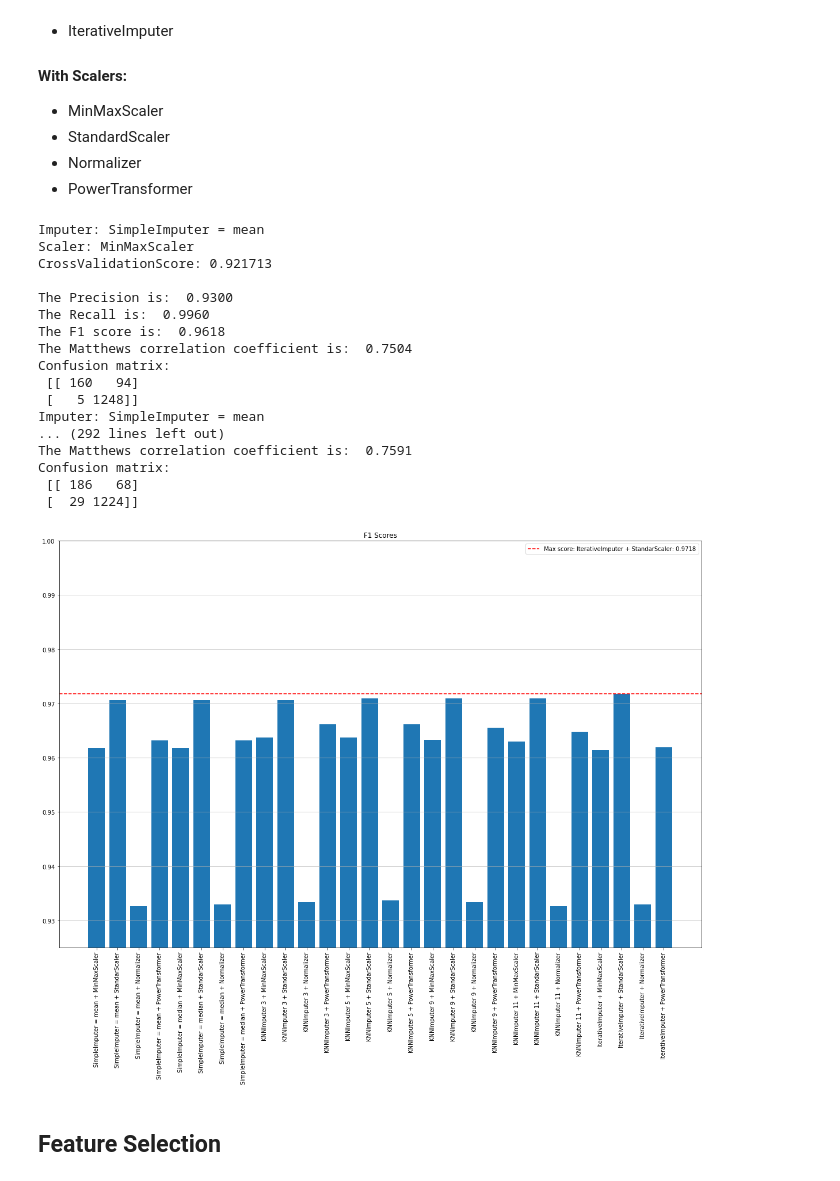
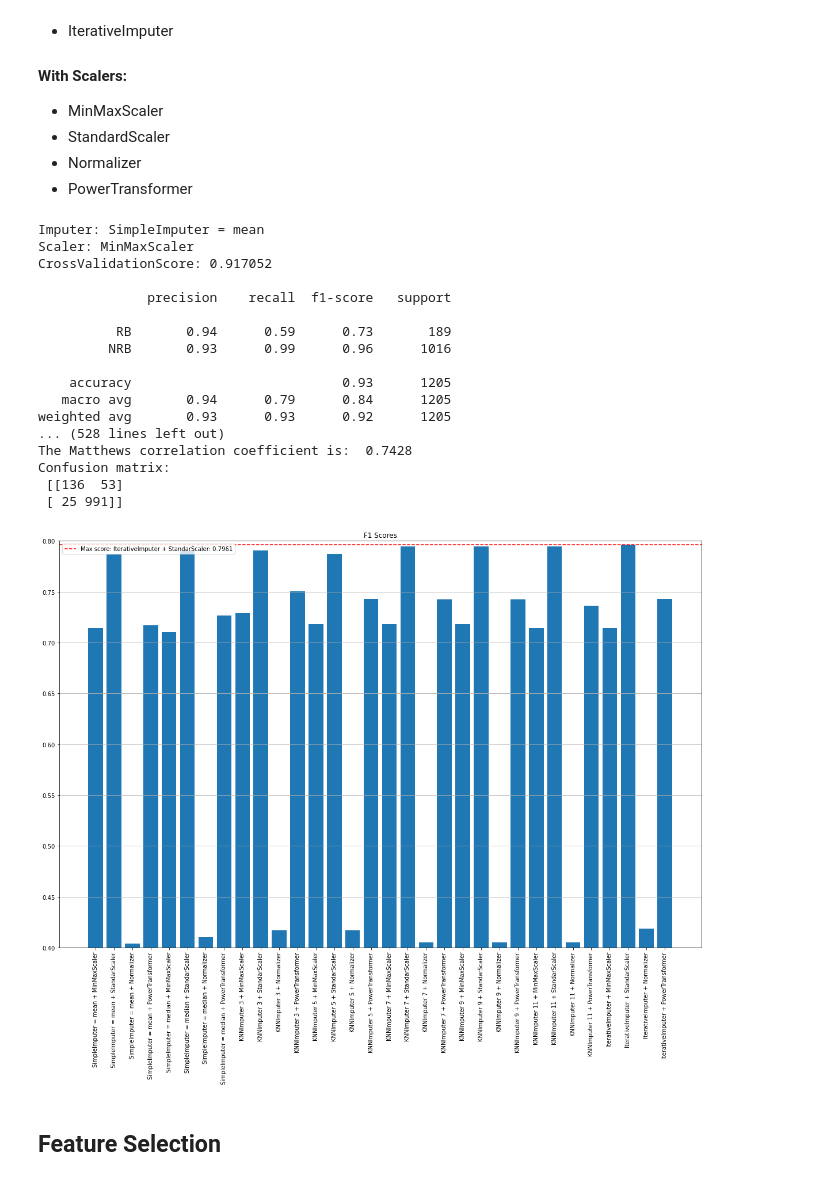
Before and after one commit to CosminTr/ClassificationModelEC, a Jupyter notebook: ProjetoEC.ipynb, the cells around one changed output. Cells and saved outputs as stored; diff of their text form; code cells hidden in the pictures.

```diff
--- a/ProjetoEC.ipynb
+++ b/ProjetoEC.ipynb
@@ -99,6 +97,8 @@ def evaluate_model(imputer_tuple, scaler_tuple, classifier, X_train, X_test, y_t
     classifier.fit(X_train_scaled, y_train)
     preds = classifier.predict(X_test_scaled)
 
+    mcc = matthews_corrcoef(y_test, preds)
+
     # Compute cross-validation scores
     cv_scores = cross_val_score(classifier, X_test_scaled, y_test, cv=10)
     mean_cv_score = cv_scores.mean()
@@ -107,17 +107,7 @@ def evaluate_model(imputer_tuple, scaler_tuple, classifier, X_train, X_test, y_t
     print("Imputer: {} \nScaler: {}\nCrossValidationScore: {:.6f}\n".format(imputer_tuple[0], scaler_tuple[0], mean_cv_score))
     classification_scores(y_test, preds)
 
-    return f1
-
-
-    """  # Create histogram
-    labels = ['Precision', 'Recall', 'F1 Score', 'MCC', 'Mean CV Score']
-    scores = [precision, recall, f1, mcc, mean_cv_score]
-    plt.bar(labels, scores)
-    plt.title('Model Evaluation Metrics')
-    plt.ylim([0.7, 1.0])
-    plt.grid(axis='y')
-    plt.show() """
+    return mcc
 # %% [markdown]
 ## Inicialization
 # %%
@@ -149,14 +139,18 @@ df_encoded_classes = le.fit_transform(y)
 - StandardScaler
 - Normalizer
 - PowerTransformer
+# %%
+# X_search and y_search will be used to check the best imputer, scaler and selector,
+# X_final and y_final will be used in the end to test the selected pipeline
+X_search, X_final, y_search, y_final = train_test_split(X, df_encoded_classes, test_size=0.2, random_state=0)
 # %%
-X_train, X_test, y_train, y_test = train_test_split(X, df_encoded_classes, test_size=0.33, random_state=0)
-
+X_train, X_test, y_train, y_test = train_test_split(X_search, y_search, test_size=0.33, random_state=42)
 # List of imputers to test (imputer_name, imputer)
 imputers =[("SimpleImputer = mean", SimpleImputer(strategy='mean')),
            ("SimpleImputer = median", SimpleImputer(strategy='median')),
            ("KNNImputer 3",KNNImputer(n_neighbors=3)),
            ("KNNImputer 5",KNNImputer(n_neighbors=5)),
+           ("KNNImputer 7",KNNImputer(n_neighbors=7)),
            ("KNNImputer 9",KNNImputer(n_neighbors=9)),
            ("KNNImputer 11",KNNImputer(n_neighbors=11)),
            # random state to use same iteration for different runs
@@ -178,48 +172,48 @@ for imputer in imputers:
     for scaler in scalers:
         # Storing scores in list
         # random state to use same iteration for different runs
-        scores.append(evaluate_model(imputer, scaler, LogisticRegression(max_iter=10000, random_state=0), X_train, X_test, y_train))
+        scores.append(evaluate_model(imputer, scaler, LogisticRegression(max_iter=10000, random_state=42), X_train, X_test, y_train))
 # %% [output]
 Imputer: SimpleImputer = mean
 Scaler: MinMaxScaler
-CrossValidationScore: 0.921713
+CrossValidationScore: 0.917052
 
-The Precision is:  0.9300
-The Recall is:  0.9960
-The F1 score is:  0.9618
-The Matthews correlation coefficient is:  0.7504
+              precision    recall  f1-score   support
+
+          RB       0.94      0.59      0.73       189
+         NRB       0.93      0.99      0.96      1016
+
+    accuracy                           0.93      1205
+   macro avg       0.94      0.79      0.84      1205
+weighted avg       0.93      0.93      0.92      1205
+... (528 lines left out)
+The Matthews correlation coefficient is:  0.7428
 Confusion matrix:
- [[ 160   94]
- [   5 1248]]
-Imputer: SimpleImputer = mean
-... (292 lines left out)
-The Matthews correlation coefficient is:  0.7591
-Confusion matrix:
- [[ 186   68]
- [  29 1224]]
+ [[136  53]
+ [ 25 991]]
 # %%
 # figsize to adjust size
 fig, ax = plt.subplots(figsize=(20, 13))
 ax.bar(combos, scores)
 ax.set_title('F1 Scores')
 
 # Set boundries for y axis
-ax.set_ylim([0.925, 1.0])
+ax.set_ylim([0.4, 0.8])
 ax.grid(axis='y')
 
 # Make labels visible
 ax.set_xticklabels(combos, rotation=90, ha='center')
 
 # Calculate and show line of max score
 max_score_idx = np.argmax(scores)
 highest_name, highest_score = combos[max_score_idx], scores[max_score_idx]
 ax.axhline(y=scores[max_score_idx], color='r', linestyle='--', label='Max score')
 
 ax.legend([f'Max score: {highest_name}: {highest_score:.4f}'])
 
 plt.show()
 # %% [output]
-[figure, old version]
+[figure, new version]
 # %% [markdown]
 ## Feature Selection
 # %% [markdown]
```
Also changed, not shown: parts of 15 cells of this notebook.
